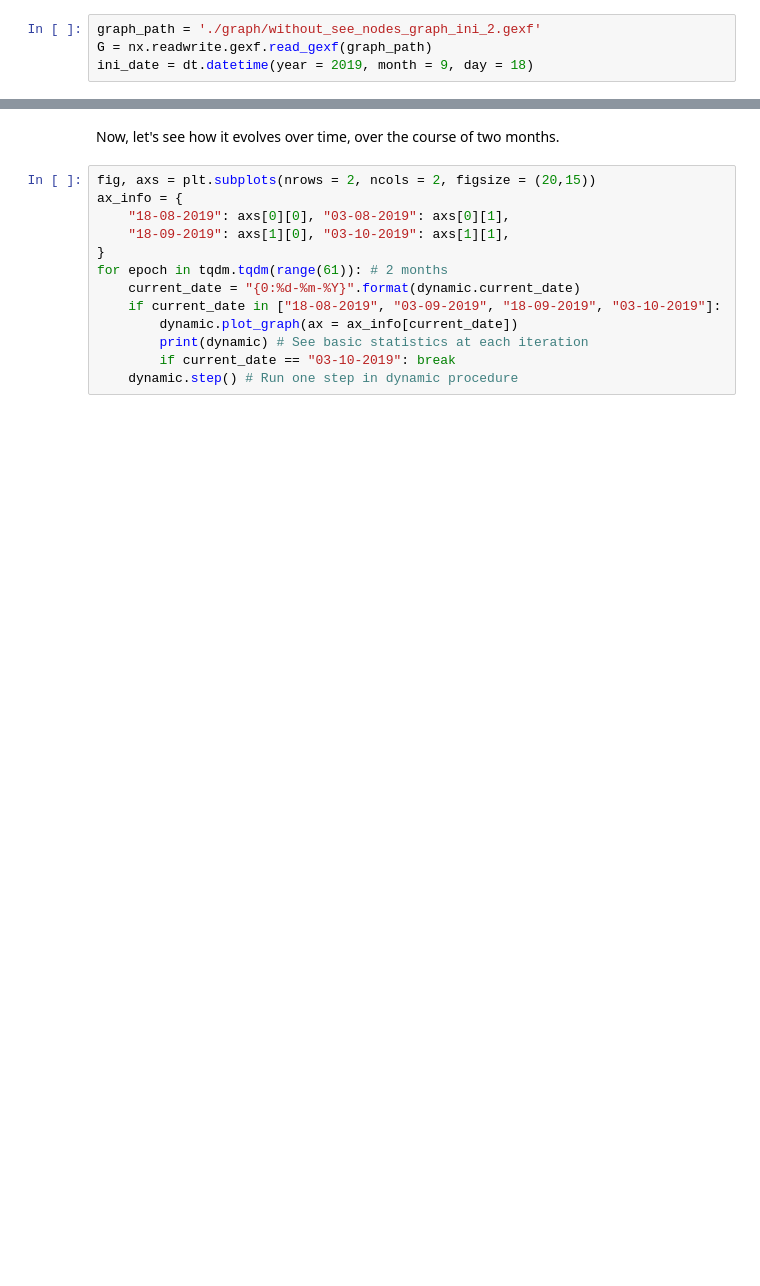
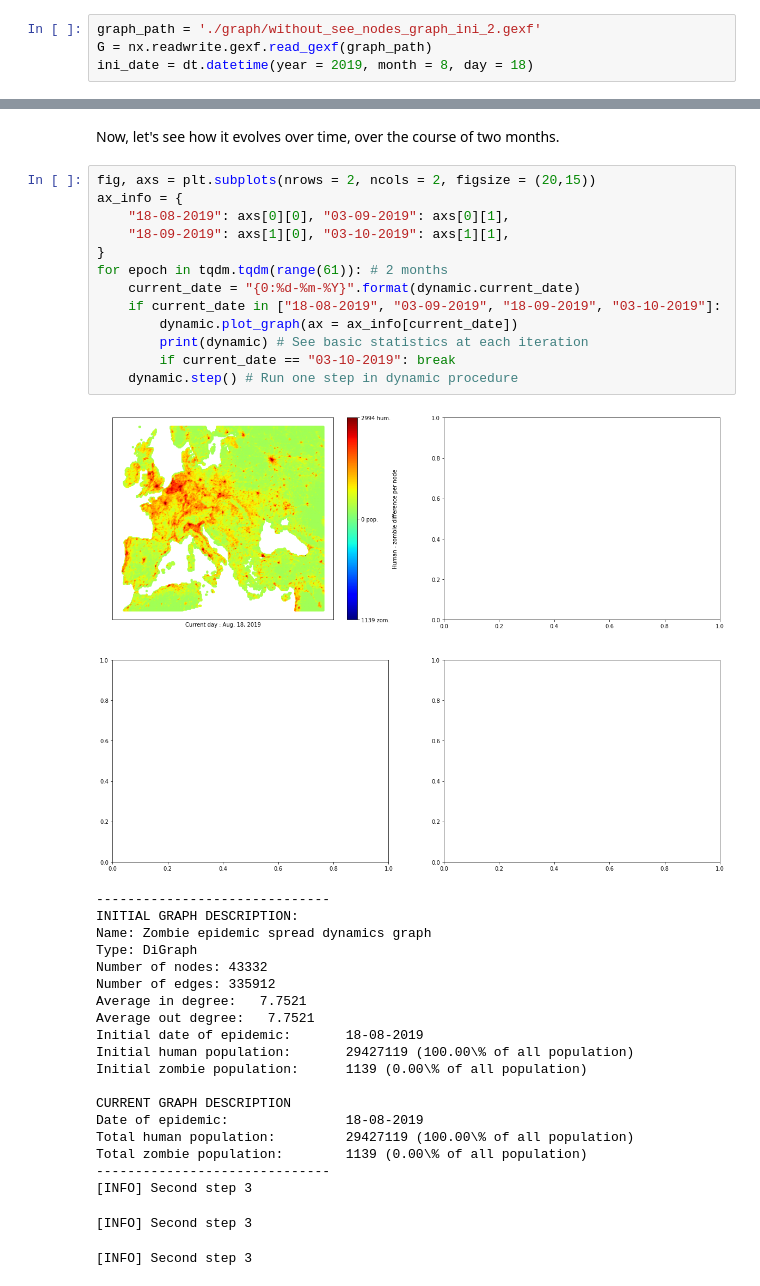
Before and after one commit to TEAM-IMT/zombies-spread-dynamics, a Jupyter notebook: main.ipynb, the cells around one changed output, grey strips where cells are left out. Saved outputs shown, nothing was run; the diff lists cells and outputs as text; blank space fills up the shorter version.

```diff
--- a/main.ipynb
+++ b/main.ipynb
@@ -32,7 +30,7 @@ As a first view, let's load the network and see the initial state of the two pop
 # %%
 graph_path = './graph/without_see_nodes_graph_ini_2.gexf'
 G = nx.readwrite.gexf.read_gexf(graph_path)
-ini_date = dt.datetime(year = 2019, month = 9, day = 18)
+ini_date = dt.datetime(year = 2019, month = 8, day = 18)
 # %%
 dynamic = szd(graph = G, INTIAL_DATE = ini_date)
 dynamic.graph_pos = {G.nodes[n]['node_id']:(eval(n)[1],-eval(n)[0]) for n in G.nodes()}
@@ -48,13 +46,35 @@ Now, let's see how it evolves over time, over the course of two months.
 # %%
 fig, axs = plt.subplots(nrows = 2, ncols = 2, figsize = (20,15))
 ax_info = {
-    "18-08-2019": axs[0][0], "03-08-2019": axs[0][1],
+    "18-08-2019": axs[0][0], "03-09-2019": axs[0][1],
     "18-09-2019": axs[1][0], "03-10-2019": axs[1][1],
 }
 for epoch in tqdm.tqdm(range(61)): # 2 months
     current_date = "{0:%d-%m-%Y}".format(dynamic.current_date)
     if current_date in ["18-08-2019", "03-09-2019", "18-09-2019", "03-10-2019"]:
         dynamic.plot_graph(ax = ax_info[current_date])
         print(dynamic) # See basic statistics at each iteration
         if current_date == "03-10-2019": break
     dynamic.step() # Run one step in dynamic procedure
+# %% [output]
+[figure, added]
+------------------------------
+INITIAL GRAPH DESCRIPTION:
+Name: Zombie epidemic spread dynamics graph
+Type: DiGraph
+Number of nodes: 43332
+Number of edges: 335912
+Average in degree:   7.7521
+Average out degree:   7.7521
+Initial date of epidemic:       18-08-2019
+Initial human population:       29427119 (100.00\% of all population)
+Initial zombie population:      1139 (0.00\% of all population)
+
+CURRENT GRAPH DESCRIPTION
+Date of epidemic:               18-08-2019
+Total human population:         29427119 (100.00\% of all population)
+Total zombie population:        1139 (0.00\% of all population)
+------------------------------
+[INFO] Second step 3
+[INFO] Second step 3
+[INFO] Second step 3
```
Also changed, not shown: parts of 3 cells of this notebook, 2 other files.
